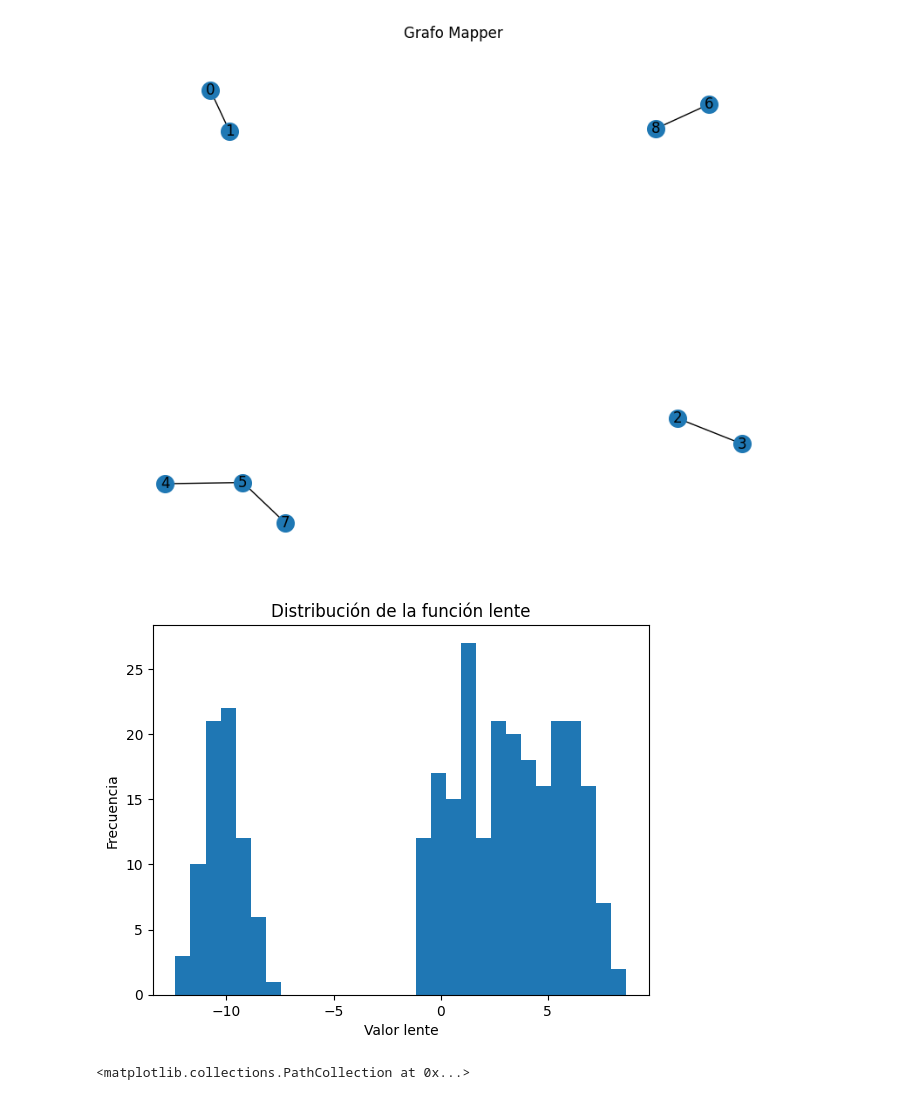
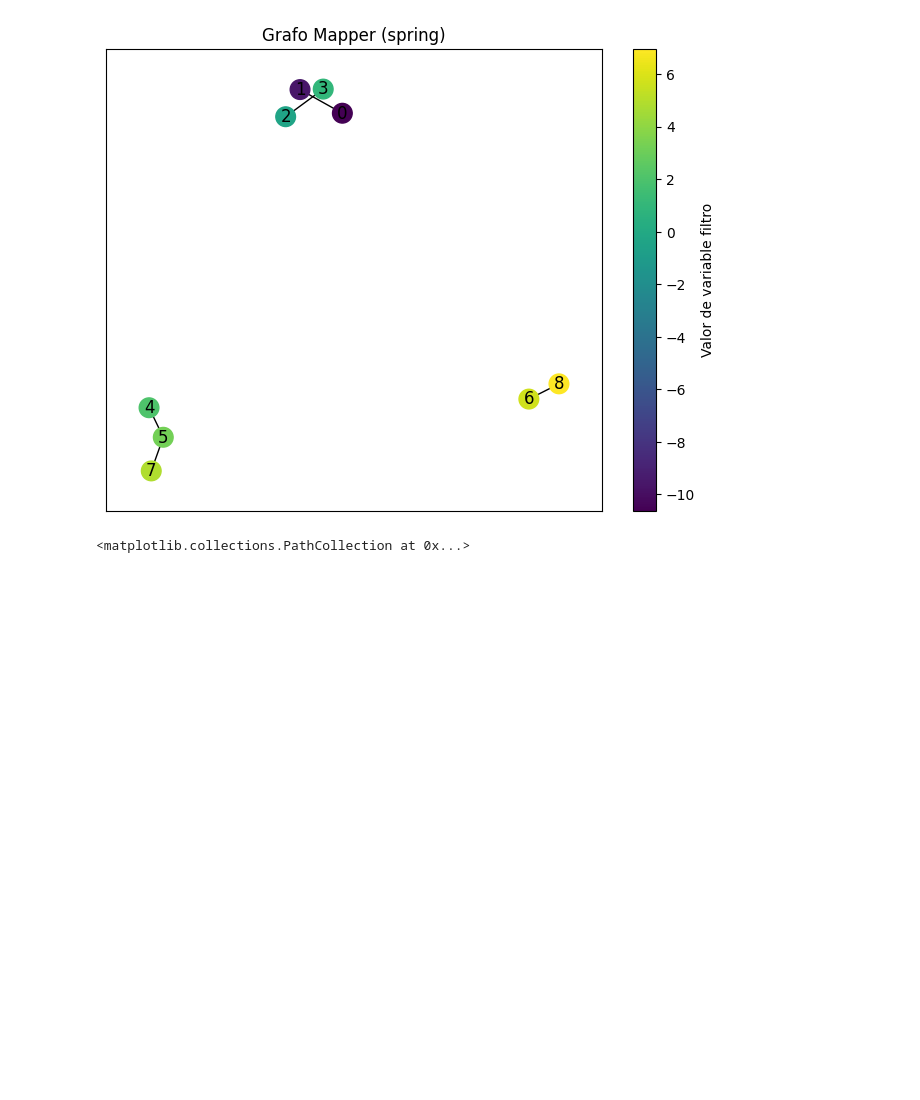
Before and after one commit to DiegoVilla03/Topological-Data-Analysis, a Jupyter notebook: Blobs.ipynb, the cells around one changed output. Cells and saved outputs as stored; diff of their text form; code cells hidden in the pictures; blank space fills up the shorter version.

```diff
--- a/Blobs.ipynb
+++ b/Blobs.ipynb
@@ -7,20 +7,19 @@ import matplotlib.pyplot as plt
 # %%
 X, _ = make_blobs(n_samples=300, centers=4, random_state=42)
 
 def lens_pca(X):
     return PCA(n_components=1).fit_transform(X).flatten()
 
 mapper = Mapper(lens_func=lens_pca, n_intervals=10, overlap=0.2, clusterer=DBSCAN(eps=1.0))
 mapper.fit(X)
 
-mapper.plot()
+mapper.plot_graph(color_data=mapper.lens_values, layout='spring')
 
 graph = mapper.get_graph()
 nerve = mapper.get_nerve()
 cover = mapper.get_cover()
 # %% [output]
-[figure, old version]
+[figure, new version]
-[figure, removed]
 # %%
 plt.scatter(X[:, 0], X[:, 1], c='gray', alpha=0.5)
 # %% [output]
```
Also changed, not shown: 5 other files.
